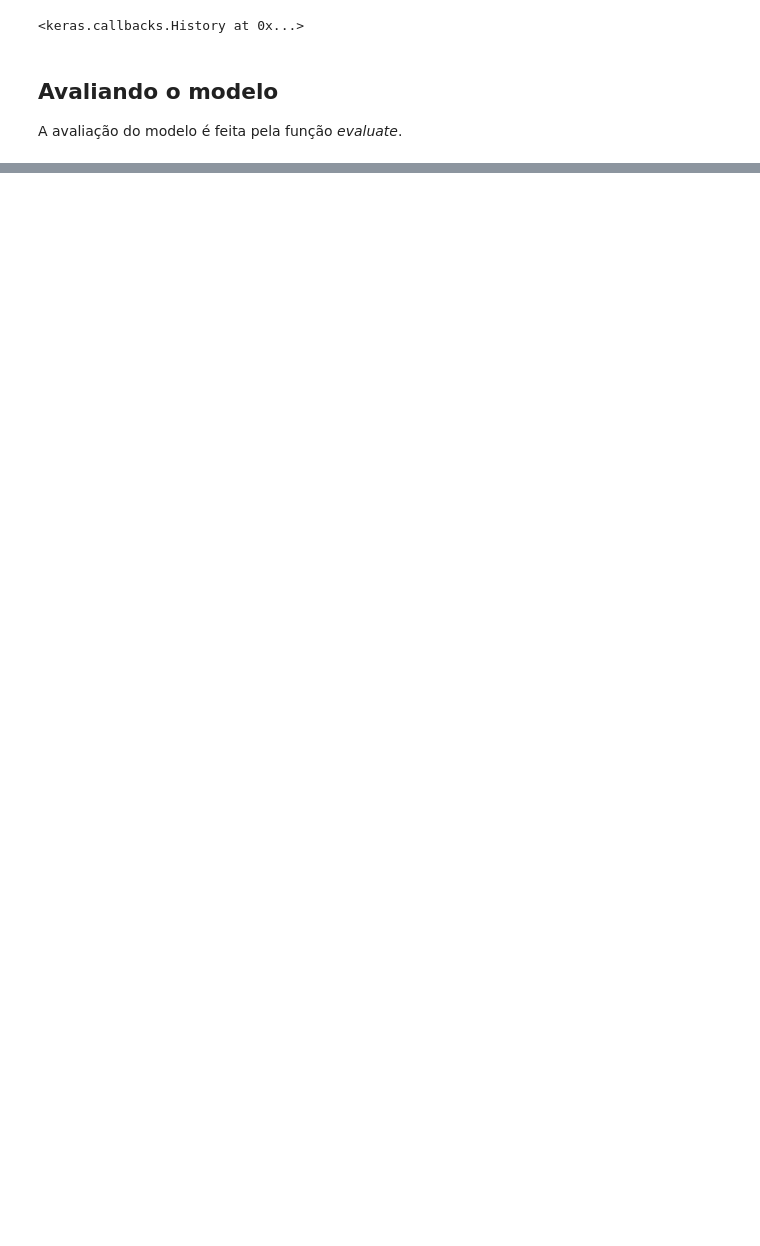
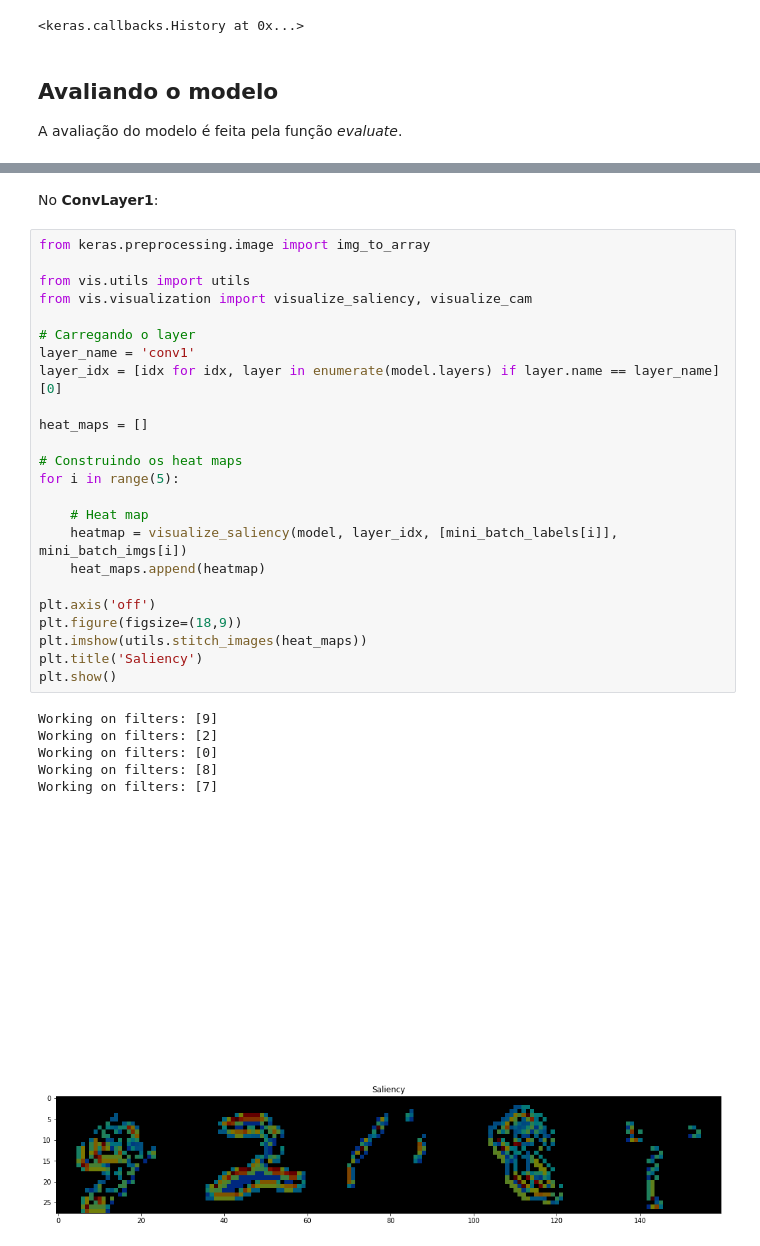
Before and after one commit to pedroprates/keras-intro, a Jupyter notebook: MNIST/MNIST.ipynb, the cells around one changed output, grey strips where cells are left out. Cells and saved outputs as stored; diff of their text form; blank space fills up the shorter version.

Commit message:
Saliency Maps using KerasVis

```diff
--- a/MNIST/MNIST.ipynb
+++ b/MNIST/MNIST.ipynb
@@ -169,0 +190,34 @@ O desempenho de teste foi de 99.25%
+# %% [markdown]
+No **ConvLayer1**:
+# %%
+from keras.preprocessing.image import img_to_array
+
+from vis.utils import utils
+from vis.visualization import visualize_saliency, visualize_cam
+
+# Carregando o layer
+layer_name = 'conv1'
+layer_idx = [idx for idx, layer in enumerate(model.layers) if layer.name == layer_name][0]
+
+heat_maps = []
+
+# Construindo os heat maps
+for i in range(5):
+
+    # Heat map
+    heatmap = visualize_saliency(model, layer_idx, [mini_batch_labels[i]], mini_batch_imgs[i])
+    heat_maps.append(heatmap)
+
+plt.axis('off')
+plt.figure(figsize=(18,9))
+plt.imshow(utils.stitch_images(heat_maps))
+plt.title('Saliency')
+plt.show()
+# %% [output]
+Working on filters: [9]
+Working on filters: [2]
+Working on filters: [0]
+Working on filters: [8]
+Working on filters: [7]
+[figure, added]
+[figure, added]
```
Also changed, not shown: parts of 8 cells of this notebook.
